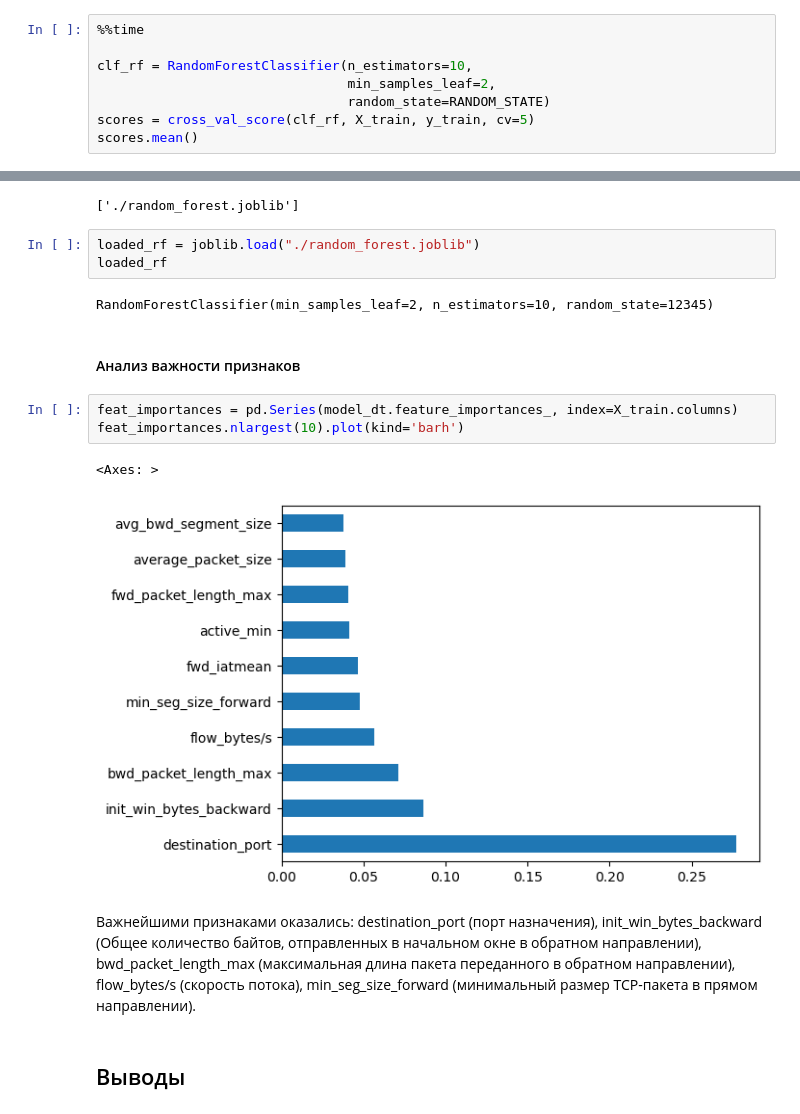
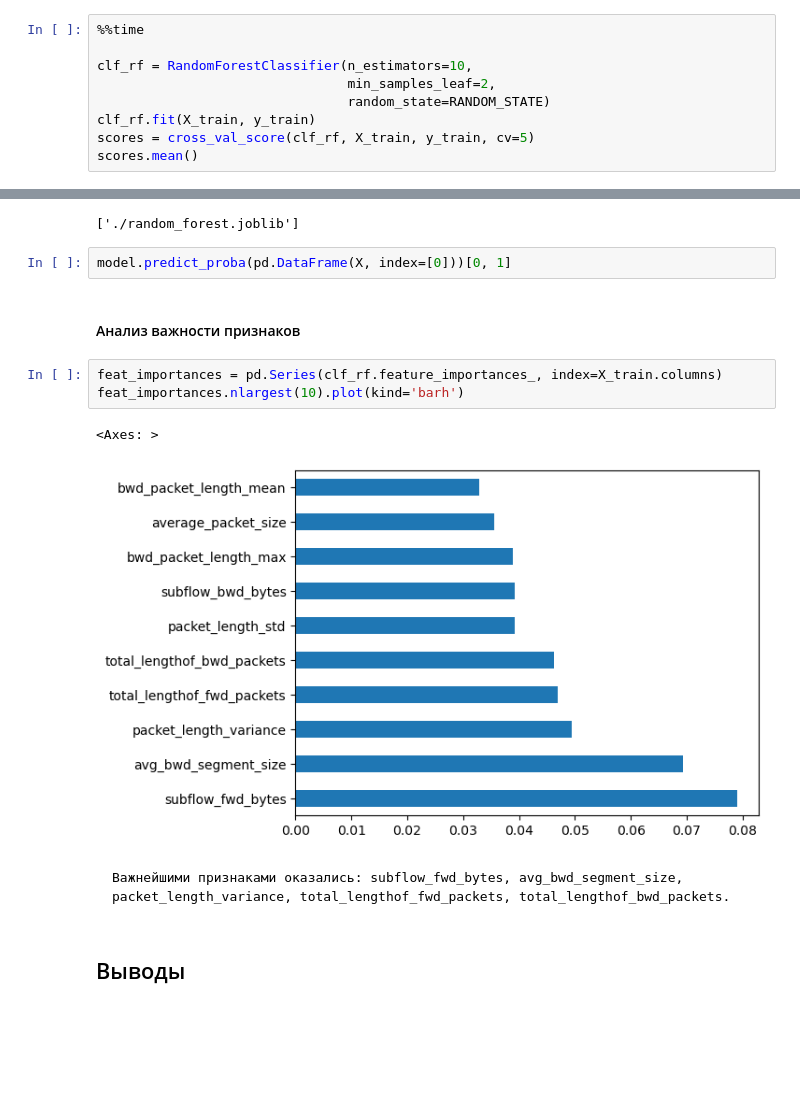
Before and after one commit to Nataly-nb/ds-projects, a Jupyter notebook: Info Security/1 InfoSec.ipynb, the cells around one changed output, grey strips where cells are left out. Saved outputs shown, nothing was run; the diff lists cells and outputs as text; blank space fills up the shorter version.

```diff
--- a/Info Security/1 InfoSec.ipynb
+++ b/Info Security/1 InfoSec.ipynb
@@ -345,6 +307,7 @@ Wall time: 3min 6s
 clf_rf = RandomForestClassifier(n_estimators=10,
                                 min_samples_leaf=2,
                                 random_state=RANDOM_STATE)
+clf_rf.fit(X_train, y_train)
 scores = cross_val_score(clf_rf, X_train, y_train, cv=5)
 scores.mean()
 # %% [output]
@@ -448,21 +395,18 @@ weighted avg       1.00      1.00      1.00    118754
 joblib.dump(clf_rf, "./random_forest.joblib")
 # %% [output]
 ['./random_forest.joblib']
-# %%
-loaded_rf = joblib.load("./random_forest.joblib")
-loaded_rf
-# %% [output]
-RandomForestClassifier(min_samples_leaf=2, n_estimators=10, random_state=12345)
+# %%
+model.predict_proba(pd.DataFrame(X, index=[0]))[0, 1]
 # %% [markdown]
 #### Анализ важности признаков
 # %%
-feat_importances = pd.Series(model_dt.feature_importances_, index=X_train.columns)
+feat_importances = pd.Series(clf_rf.feature_importances_, index=X_train.columns)
 feat_importances.nlargest(10).plot(kind='barh')
 # %% [output]
 <Axes: >
-[figure, old version]
+[figure, new version]
 # %% [markdown]
-Важнейшими признаками оказались: destination_port (порт назначения), init_win_bytes_backward (Общее количество байтов, отправленных в начальном окне в обратном направлении), bwd_packet_length_max (максимальная длина пакета переданного в обратном направлении), flow_bytes/s (скорость потока), min_seg_size_forward (минимальный размер TCP-пакета в прямом направлении).
+    Важнейшими признаками оказались: subflow_fwd_bytes, avg_bwd_segment_size, packet_length_variance, total_lengthof_fwd_packets, total_lengthof_bwd_packets.
 # %% [markdown]
 ## Выводы
 # %% [markdown]
```
Also changed, not shown: parts of 8 cells of this notebook.
